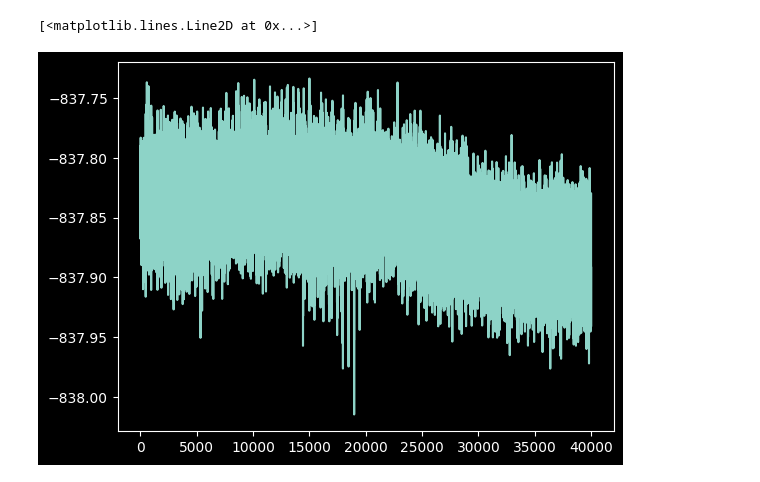
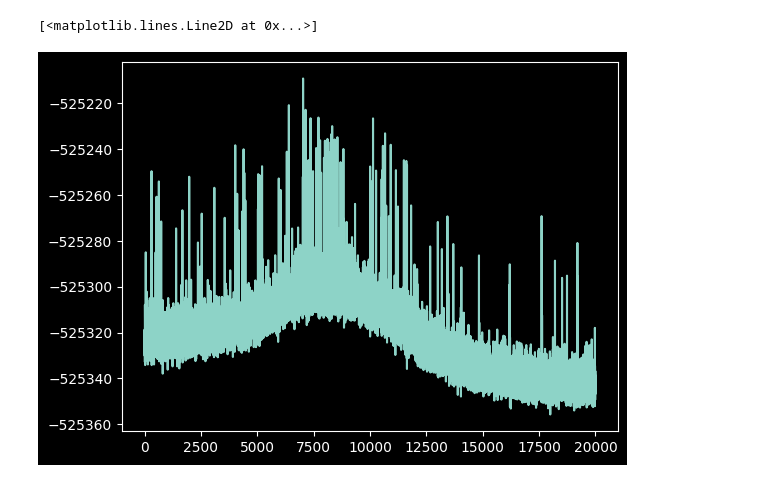
Before and after one commit to MoriyaSuwako2524/chemlab, a Jupyter notebook: notebooks/temdata/soap/test.ipynb, the cells around one changed output. Drawn from its saved outputs; the diff is of its cells as text; code cells hidden in the pictures.

```diff
--- a/notebooks/temdata/soap/test.ipynb
+++ b/notebooks/temdata/soap/test.ipynb
@@ -29,5 +12,8 @@ from chemlab.util.unit import ENERGY
+# %%
+e2 = np.load("full_energy2.npy")
+e2 = e2.reshape(-1)
 # %%
-plt.plot(energy)
+plt.plot(e2)
 # %% [output]
 [<matplotlib.lines.Line2D at 0x...>]
-[figure, old version]
+[figure, new version]
```
Also changed, not shown: parts of 6 cells of this notebook, 8 other files.
